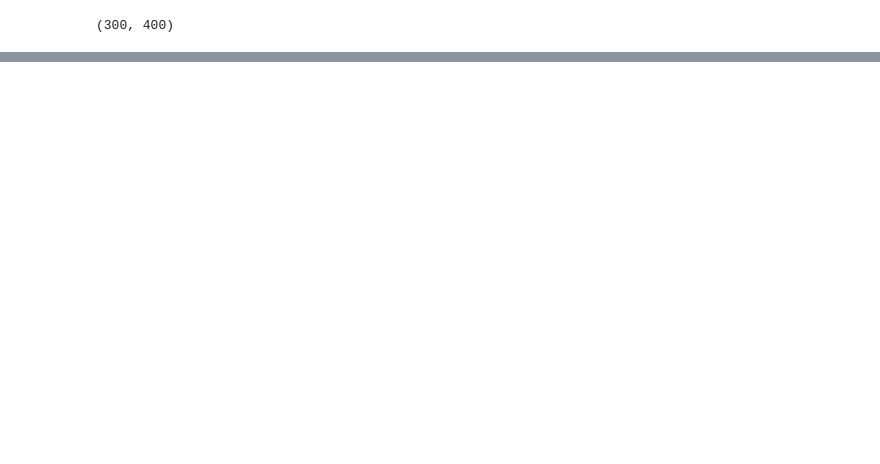
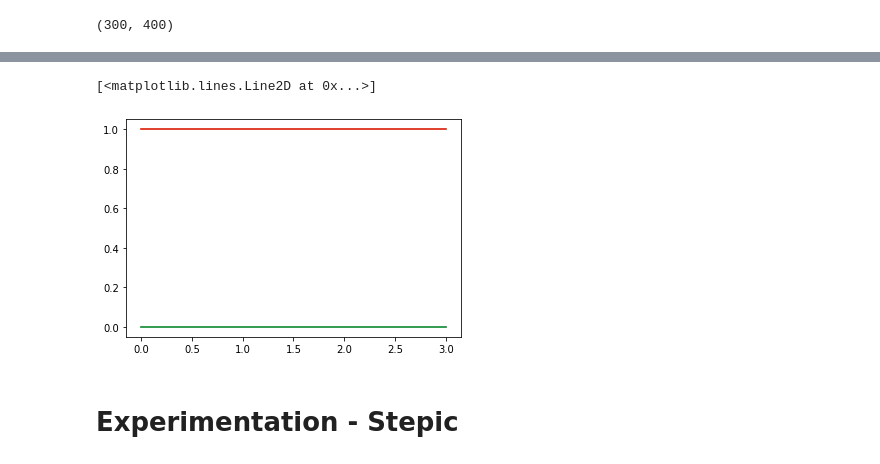
Before and after one commit to ShivaniH/RS_Steganalysis, a Jupyter notebook: src/Project-Part1.ipynb, the cells around one changed output, grey strips where cells are left out. Drawn from its saved outputs; the diff is of its cells as text; code cells hidden in the pictures; blank space fills up the shorter version.

```diff
--- a/src/Project-Part1.ipynb
+++ b/src/Project-Part1.ipynb
@@ -88,3 +84,13 @@ Message to be encoded
+# %%
+plt.plot(range(len(r_m)), r_m)
+plt.plot(range(len(s_m)), s_m)
+plt.plot(range(len(r_neg_m)), r_neg_m)
+plt.plot(range(len(s_neg_m)), s_neg_m)
+# %% [output]
+[<matplotlib.lines.Line2D at 0x...>]
+[figure, added]
+# %% [markdown]
+# Experimentation - Stepic
 # %%
 msg_stego = "photons awesome"*1000
 len(msg_stego)
```
Also changed, not shown: parts of 33 cells of this notebook, 7 other files.
